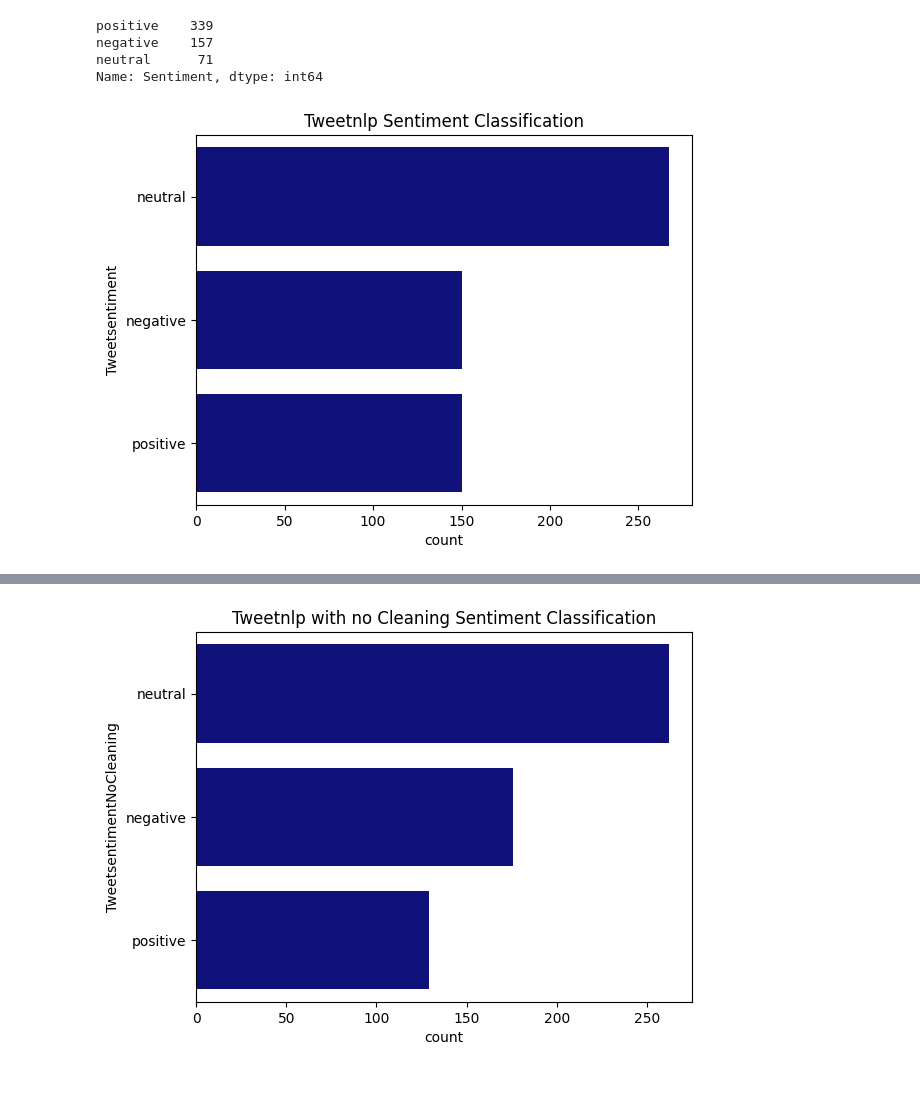
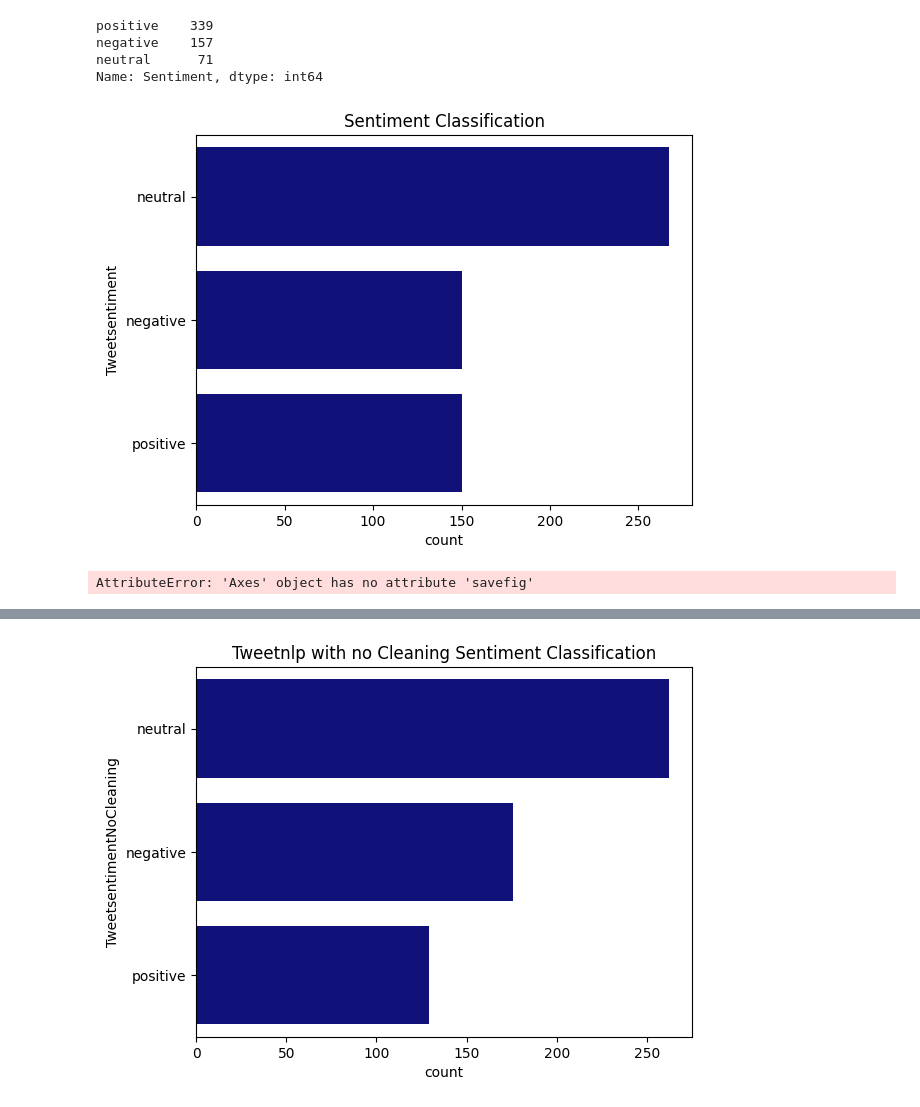
Before and after one commit to topecole/Twitter-Project, a Jupyter notebook: construction_site3.ipynb, the cells around one changed output, grey strips where cells are left out. Saved outputs shown, nothing was run; the diff lists cells and outputs as text; code cells hidden in the pictures.

```diff
--- a/construction_site3.ipynb
+++ b/construction_site3.ipynb
@@ -225,7 +225,11 @@ neutral      71
 Name: Sentiment, dtype: int64
 # %%
 sns.countplot(y='Tweetsentiment', data=Filteredtweets, color = 'darkblue')
-plt.title('Tweetnlp Sentiment Classification')
+plt.title('Sentiment Classification')
 plt.show()
+
+SentimentClass.savefig('static/SentimentClass.png')
+plt.close()
 # %% [output]
-[figure, old version]
+[figure, new version]
+AttributeError: 'Axes' object has no attribute 'savefig'
```
Also changed, not shown: parts of 11 cells of this notebook, 4 other files.
